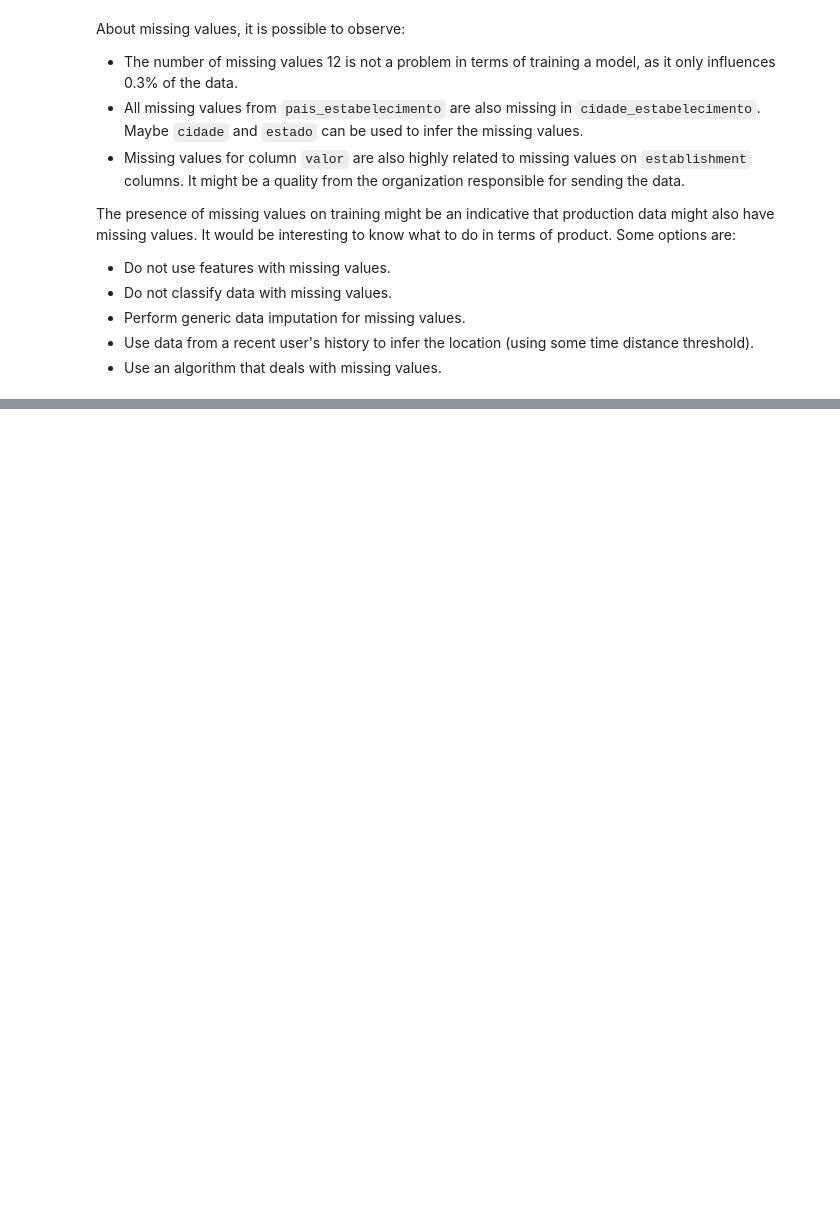
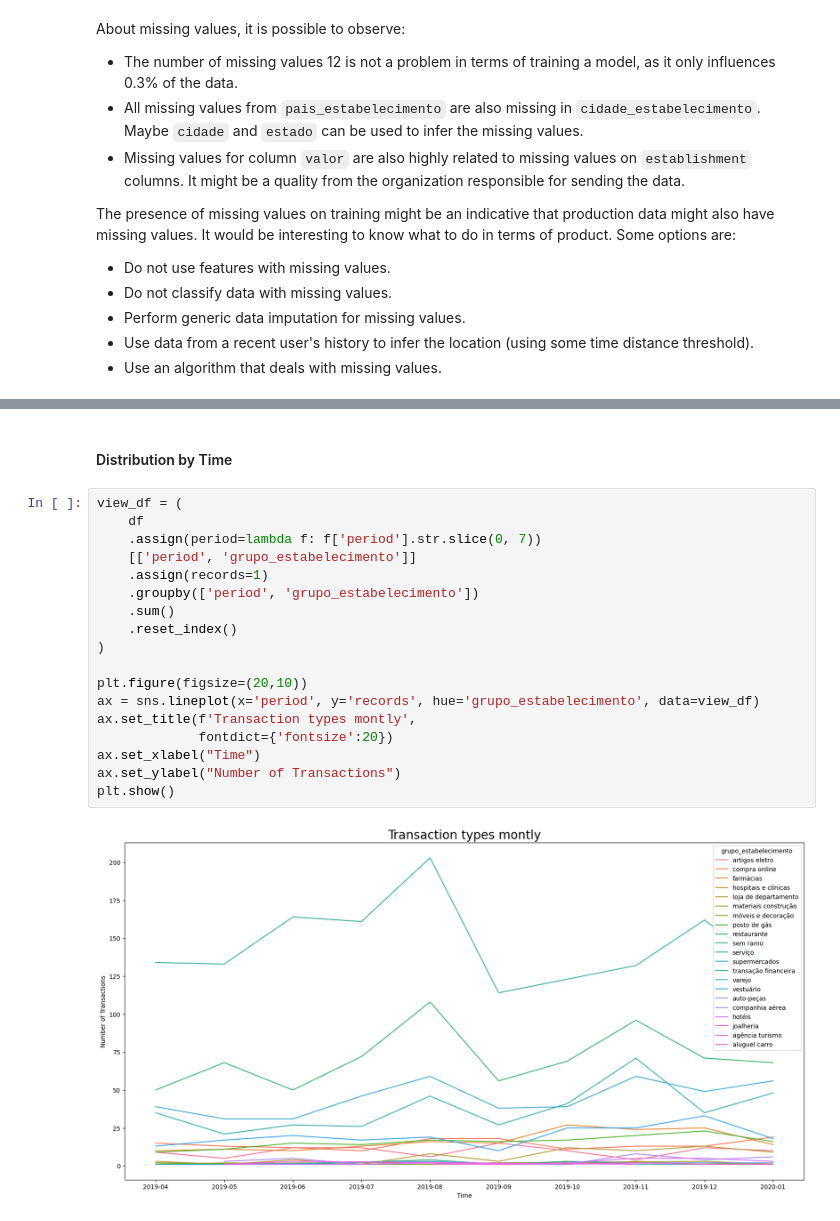
Before and after one commit to brunovilar/financial_transactions_classification, a Jupyter notebook: application/notebooks/02_ExploreDataset.ipynb, the cells around one changed output, grey strips where cells are left out. Saved outputs shown, nothing was run; the diff lists cells and outputs as text; blank space fills up the shorter version.

```diff
--- a/application/notebooks/02_ExploreDataset.ipynb
+++ b/application/notebooks/02_ExploreDataset.ipynb
@@ -349,0 +433,22 @@ About missing values, it is possible to observe:
+# %% [markdown]
+#### Distribution by Time
+# %%
+view_df = (
+    df
+    .assign(period=lambda f: f['period'].str.slice(0, 7))
+    [['period', 'grupo_estabelecimento']]
+    .assign(records=1)
+    .groupby(['period', 'grupo_estabelecimento'])
+    .sum()
+    .reset_index()
+)
+
+plt.figure(figsize=(20,10))
+ax = sns.lineplot(x='period', y='records', hue='grupo_estabelecimento', data=view_df)
+ax.set_title(f'Transaction types montly',
+             fontdict={'fontsize':20})
+ax.set_xlabel("Time")
+ax.set_ylabel("Number of Transactions")
+plt.show()
+# %% [output]
+[figure, added]
```
Also changed, not shown: parts of 20 cells of this notebook.
